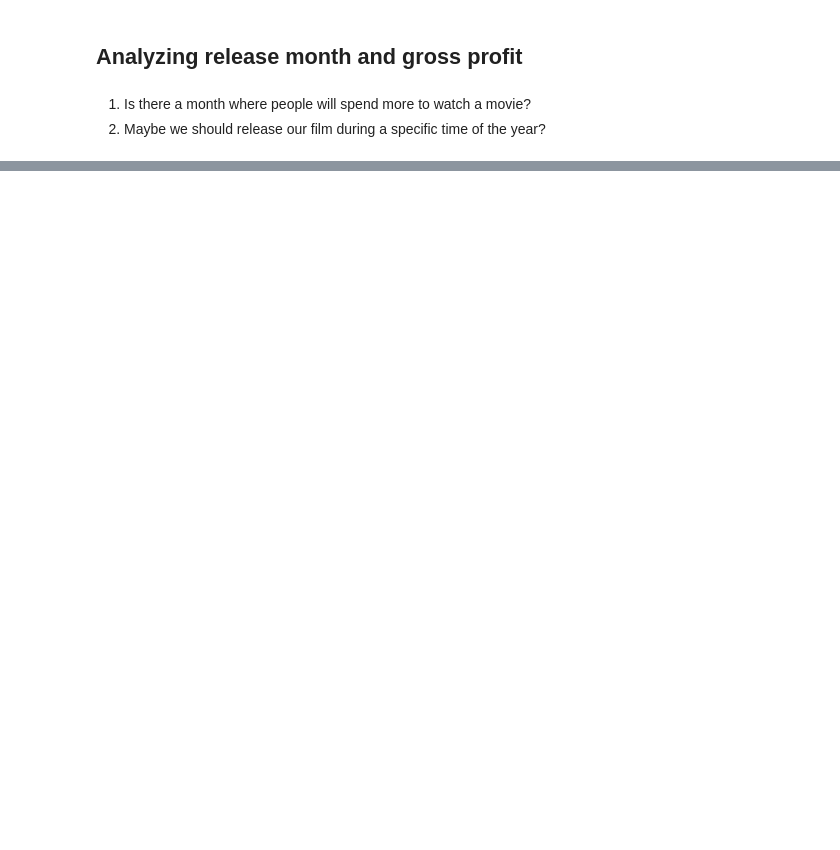
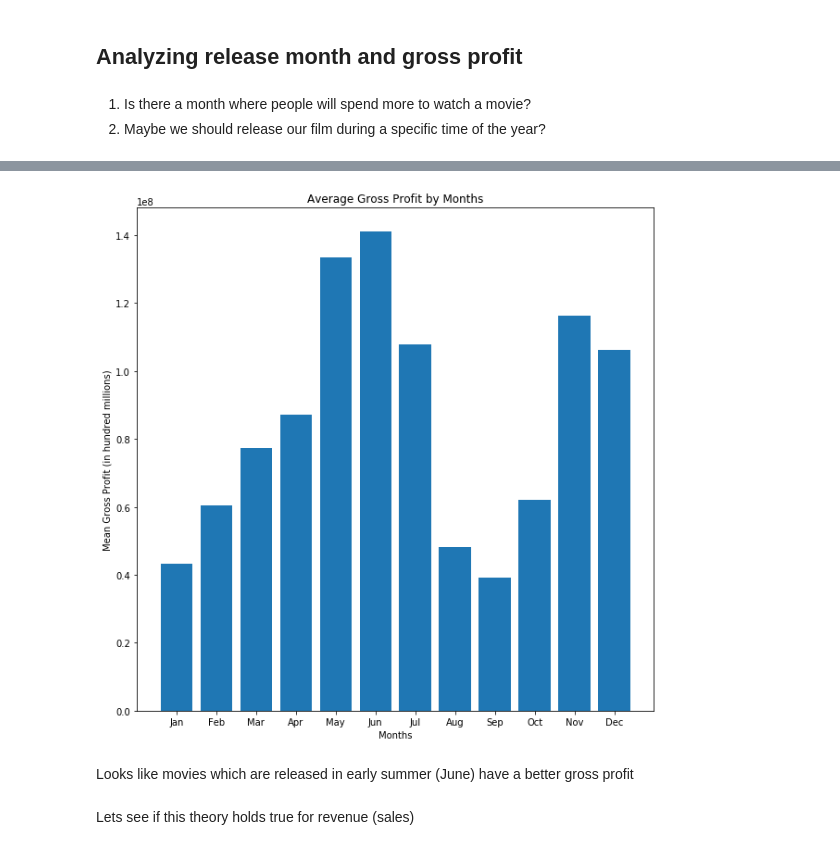
Before and after one commit to chrispfchung/mediaproject, a Jupyter notebook: Plotting csv.ipynb, the cells around one changed output, grey strips where cells are left out. Drawn from its saved outputs; the diff is of its cells as text; code cells hidden in the pictures; blank space fills up the shorter version.

```diff
--- a/Plotting csv.ipynb
+++ b/Plotting csv.ipynb
@@ -63,0 +39,8 @@ ValueError: could not broadcast input array from shape (6950,1) into shape (6950
+# %%
+# Adding column for the month of year it was released
+movies_with_gross_profit['release_month'] = pd.DatetimeIndex(movies_with_gross_profit['release_date']).month
+# %%
+# creating table for the plot
+grouped_by_month = movies_with_gross_profit.groupby(['release_month']).mean().reset_index()
+month_and_gp =grouped_by_month[['release_month','gross_profit']]
+month_and_gp
@@ -63,0 +61,14 @@ ValueError: could not broadcast input array from shape (6950,1) into shape (6950
+# %%
+plt.figure(figsize=(10,10));
+months = ['Jan','Feb','Mar','Apr','May','Jun','Jul','Aug','Sep','Oct','Nov','Dec']
+plt.bar(x=months,height=month_and_gp['gross_profit']);
+plt.xlabel('Months')
+plt.ylabel('Mean Gross Profit (in hundred millions)')
+plt.title('Average Gross Profit by Months')
+plt.show()
+# %% [output]
+[figure, added]
+# %% [markdown]
+Looks like movies which are released in early summer (June) have a better gross profit
+# %% [markdown]
+Lets see if this theory holds true for revenue (sales)
```
Also changed, not shown: parts of 5 cells of this notebook.
